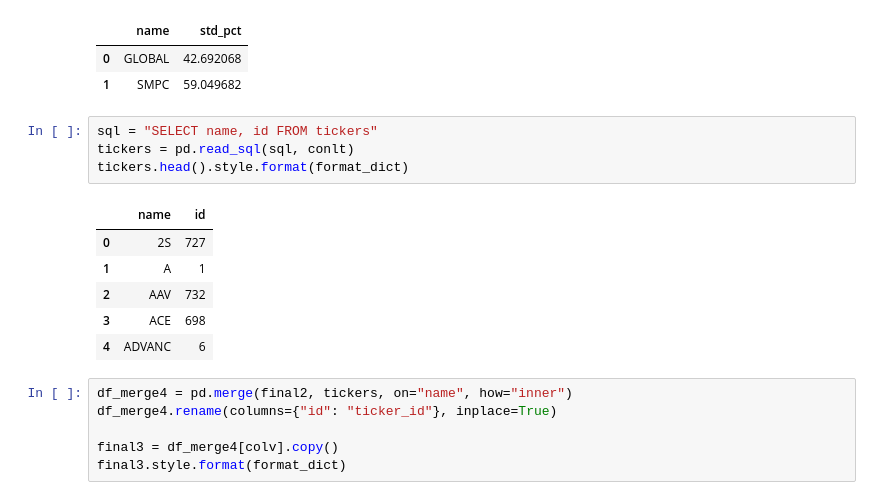
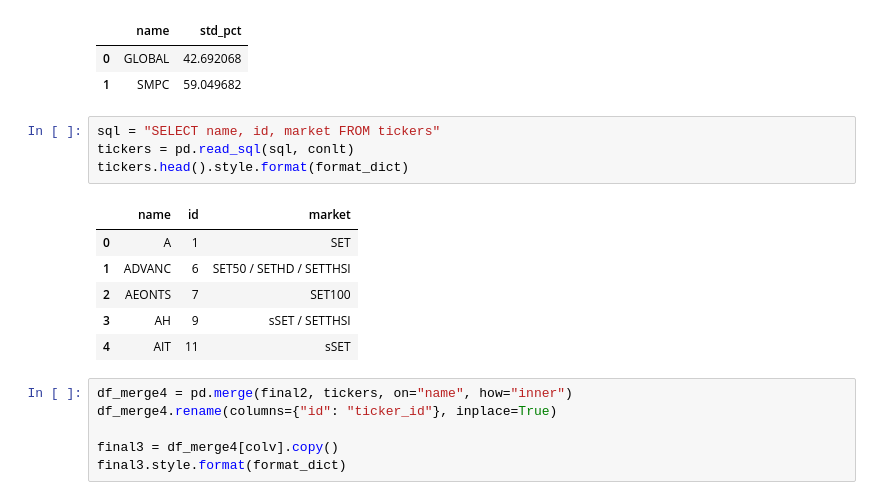
Before and after one commit to santimcs/A8, a Jupyter notebook: Quarterly/440-Create Profits Q4.ipynb, the cells around one changed output. Drawn from its saved outputs; the diff is of its cells as text.

```diff
--- a/Quarterly/440-Create Profits Q4.ipynb
+++ b/Quarterly/440-Create Profits Q4.ipynb
@@ -349,16 +349,16 @@ final2[["name", "std_pct"]].sort_values(by=["std_pct"], ascending=True)
 | 0 | GLOBAL | 42.692068 |
 | 1 | SMPC | 59.049682 |
 # %%
-sql = "SELECT name, id FROM tickers"
+sql = "SELECT name, id, market FROM tickers"
 tickers = pd.read_sql(sql, conlt)
 tickers.head().style.format(format_dict)
 # %% [output]
-|  | name | id |
-| 0 | 2S | 727 |
-| 1 | A | 1 |
-| 2 | AAV | 732 |
-| 3 | ACE | 698 |
-| 4 | ADVANC | 6 |
+|  | name | id | market |
+| 0 | A | 1 | SET |
+| 1 | ADVANC | 6 | SET50 / SETHD / SETTHSI |
+| 2 | AEONTS | 7 | SET100 |
+| 3 | AH | 9 | sSET / SETTHSI |
+| 4 | AIT | 11 | sSET |
 # %%
 df_merge4 = pd.merge(final2, tickers, on="name", how="inner")
 df_merge4.rename(columns={"id": "ticker_id"}, inplace=True)
```
Also changed, not shown: parts of 27 cells of this notebook, 22 other files.
